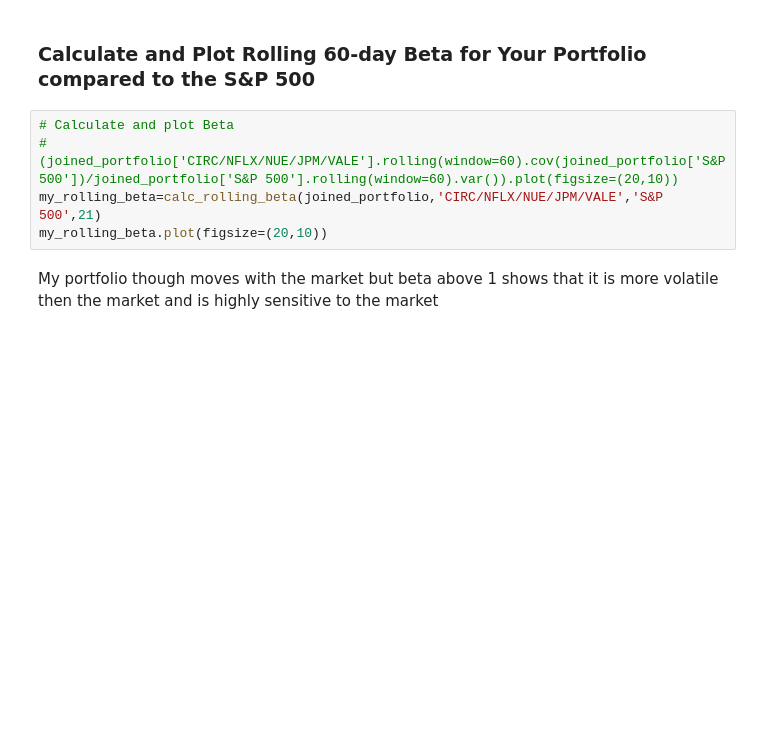
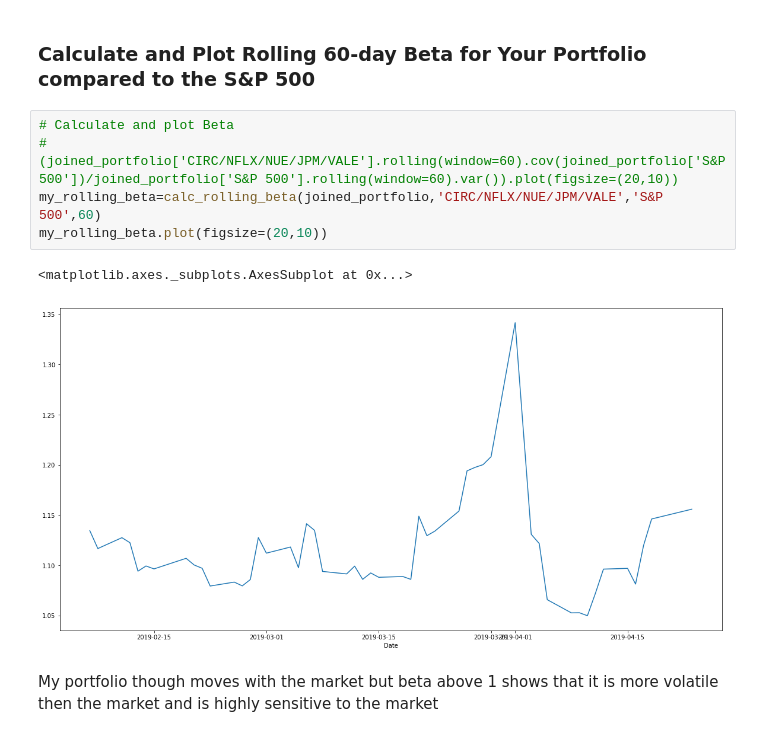
Before and after one commit to gpsingh07331/python-homework, a Jupyter notebook: Whale/whale_analysis.ipynb, the cells around one changed output. Drawn from its saved outputs; the diff is of its cells as text; blank space fills up the shorter version.

```diff
--- a/Whale/whale_analysis.ipynb
+++ b/Whale/whale_analysis.ipynb
@@ -965,8 +974,11 @@ My portfolio is highly correlated with market and indicates it moves with the ma
 # %%
 # Calculate and plot Beta
 #(joined_portfolio['CIRC/NFLX/NUE/JPM/VALE'].rolling(window=60).cov(joined_portfolio['S&P 500'])/joined_portfolio['S&P 500'].rolling(window=60).var()).plot(figsize=(20,10))
-my_rolling_beta=calc_rolling_beta(joined_portfolio,'CIRC/NFLX/NUE/JPM/VALE','S&P 500',21)
+my_rolling_beta=calc_rolling_beta(joined_portfolio,'CIRC/NFLX/NUE/JPM/VALE','S&P 500',60)
 my_rolling_beta.plot(figsize=(20,10))
+# %% [output]
+<matplotlib.axes._subplots.AxesSubplot at 0x...>
+[figure, added]
 # %% [markdown]
 My portfolio though moves with the market but beta above 1 shows that it is more volatile then the market
 and is highly sensitive to the market
```
Also changed, not shown: parts of 20 cells of this notebook, 1 other file.
